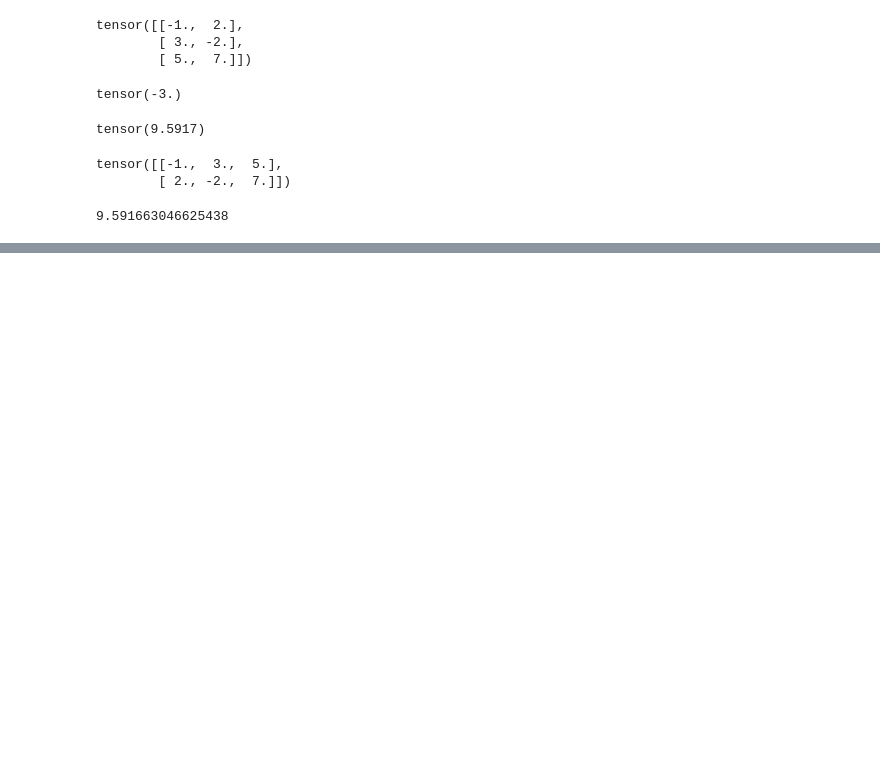
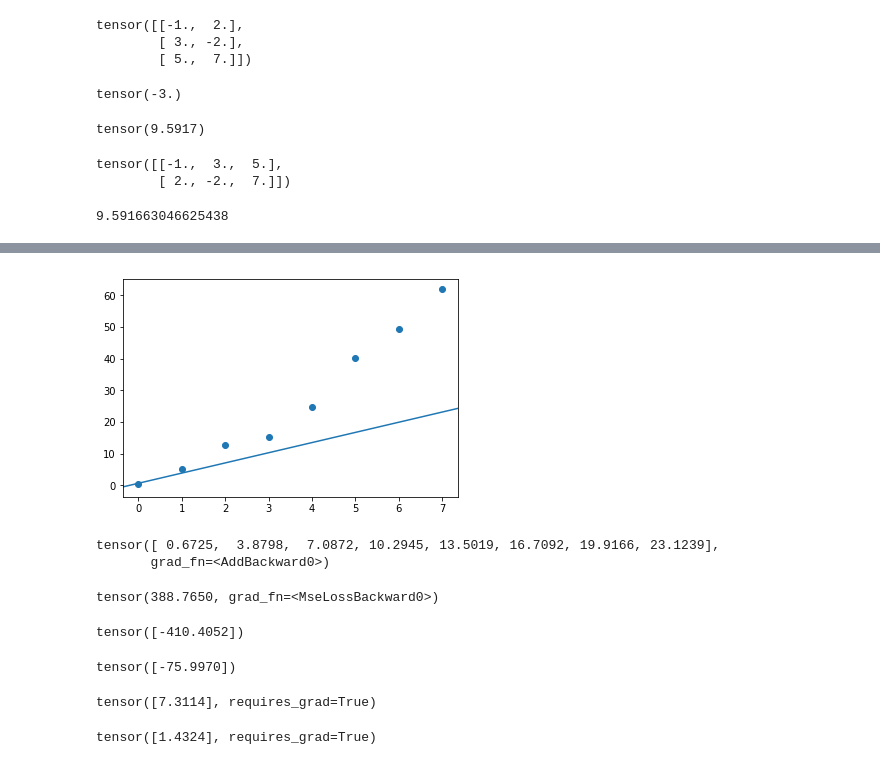
Before and after one commit to aster-fung/ML-foundations, a Jupyter notebook: notebooks/1-exercise.ipynb, the cells around one changed output, grey strips where cells are left out. Cells and saved outputs as stored; diff of their text form; code cells hidden in the pictures; blank space fills up the shorter version.

```diff
--- a/notebooks/1-exercise.ipynb
+++ b/notebooks/1-exercise.ipynb
@@ -318,0 +380,35 @@ sqrt(torch.trace(pdt))
+# %%
+def regression(x1, m1, b1):
+    return m1*x1 + b1
+# %%
+def regression_plot(x1 ,y1, m1, b1):
+
+    fig, ax = plt.subplots()
+
+    ax.scatter(x1,y1)
+
+    x_min, x_max = ax.get_xlim()
+    y_min = regression(x_min, m1, b1).detach().item()
+    y_max = regression(x_max, m1, b1).detach().item()
+
+    ax.set_xlim([x_min, x_max])
+
+    _ = ax.plot([x_min, x_max], [y_min, y_max])
+# %%
+regression_plot(x,y,m,b)
+# %% [output]
+[figure, added]
+# %%
+# forward pass
+yhat = regression(x,m,b)
+yhat
+# %% [output]
+tensor([ 0.6725,  3.8798,  7.0872, 10.2945, 13.5019, 16.7092, 19.9166, 23.1239],
+       grad_fn=<AddBackward0>)
+# %%
+# calculate cost by comparing true y and y hat
+cost_func = torch.nn.MSELoss()
+cost = cost_func(yhat, y)
+cost
+# %% [output]
+tensor(388.7650, grad_fn=<MseLossBackward0>)
@@ -318,0 +418,8 @@ sqrt(torch.trace(pdt))
+# %%
+m.grad
+# %% [output]
+tensor([-410.4052])
+# %%
+b.grad
+# %% [output]
+tensor([-75.9970])
@@ -318,0 +430,12 @@ sqrt(torch.trace(pdt))
+# %%
+m
+# init value:
+# tensor([0.7000], requires_grad=True)
+# %% [output]
+tensor([7.3114], requires_grad=True)
+# %%
+b
+# init value:
+# tensor([0.2000], requires_grad=True)
+# %% [output]
+tensor([1.4324], requires_grad=True)
```
Also changed, not shown: parts of 39 cells of this notebook, 11 other files.
